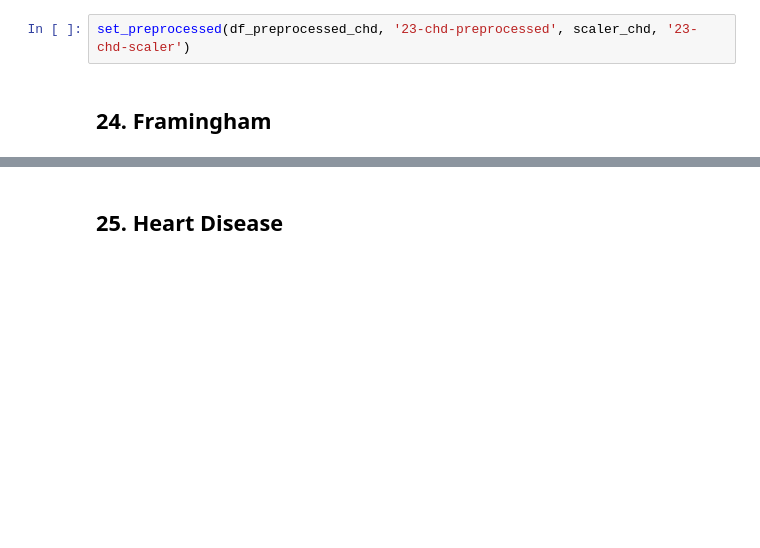
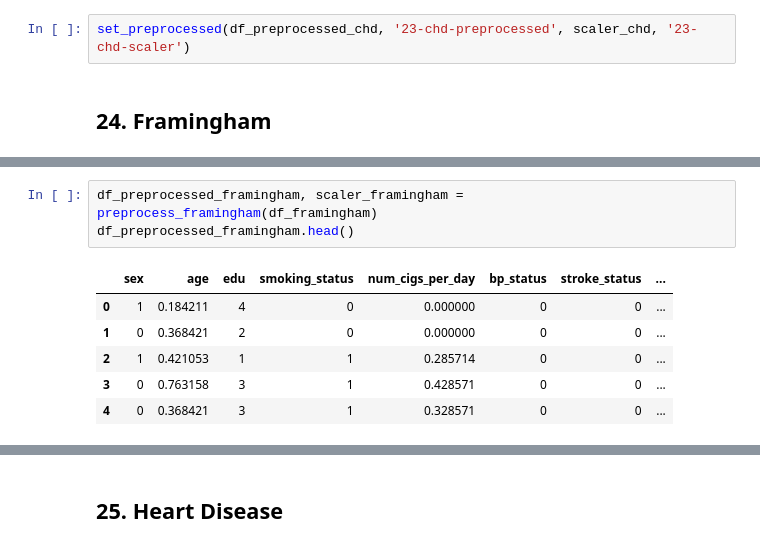
Before and after one commit to PATRECOG-RaoTamMakKwaPeudSSR/multidataset-health, a Jupyter notebook: main.ipynb, the cells around one changed output, grey strips where cells are left out. Saved outputs shown, nothing was run; the diff lists cells and outputs as text; blank space fills up the shorter version.

```diff
--- a/main.ipynb
+++ b/main.ipynb
@@ -203,0 +452,10 @@ df_framingham.head()
+# %%
+df_preprocessed_framingham, scaler_framingham = preprocess_framingham(df_framingham)
+df_preprocessed_framingham.head()
+# %% [output]
+|  | sex | age | edu | smoking_status | num_cigs_per_day | bp_status | stroke_status | ... |
+| 0 | 1 | 0.184211 | 4 | 0 | 0.000000 | 0 | 0 | ... |
+| 1 | 0 | 0.368421 | 2 | 0 | 0.000000 | 0 | 0 | ... |
+| 2 | 1 | 0.421053 | 1 | 1 | 0.285714 | 0 | 0 | ... |
+| 3 | 0 | 0.763158 | 3 | 1 | 0.428571 | 0 | 0 | ... |
+| 4 | 0 | 0.368421 | 3 | 1 | 0.328571 | 0 | 0 | ... |
```
Also changed, not shown: parts of 40 cells of this notebook, 4 other files.
